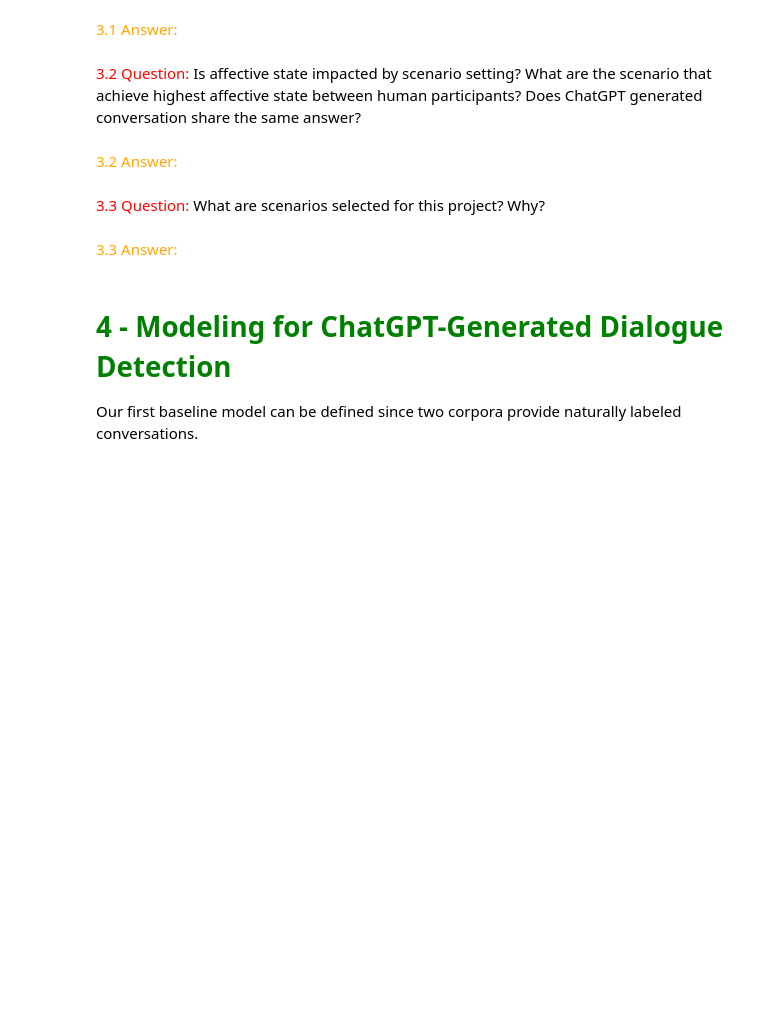
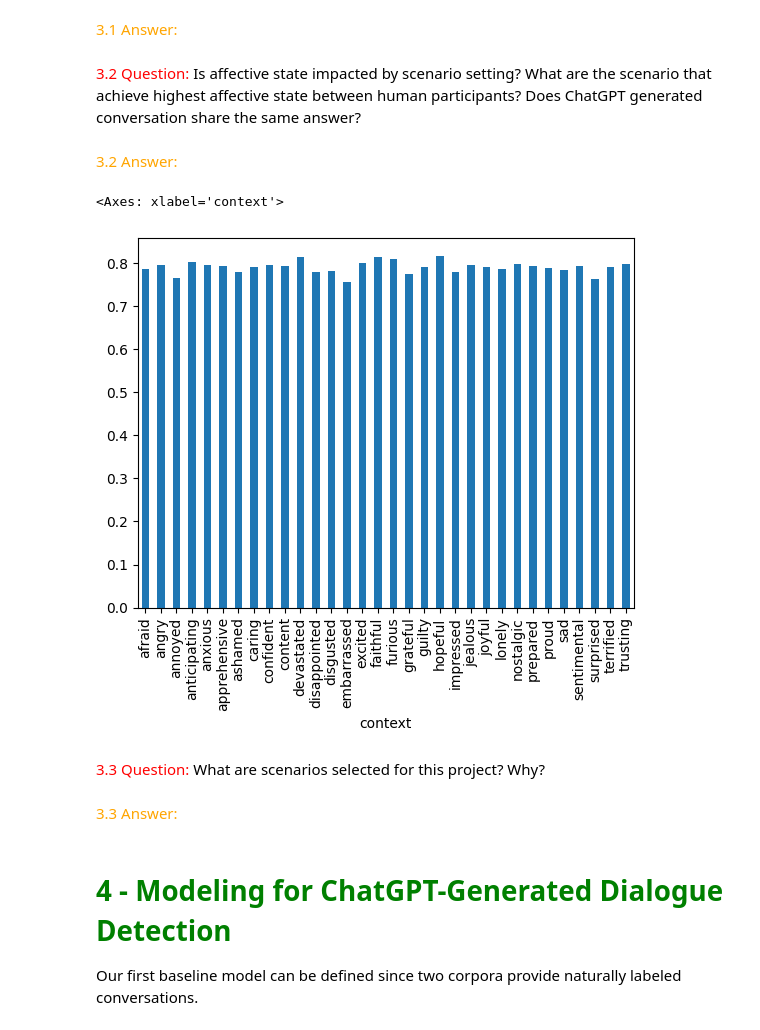
Before and after one commit to telecom-projet-nlp/human-gpt-linguistic-differences, a Jupyter notebook: notebook/Notebook Andrew.ipynb, the cells around one changed output. Cells and saved outputs as stored; diff of their text form; code cells hidden in the pictures; blank space fills up the shorter version.

```diff
--- a/notebook/Notebook Andrew.ipynb
+++ b/notebook/Notebook Andrew.ipynb
@@ -166,3 +203,31 @@ LSM is a linguistic feature related to affect analysis. You can add more as you
 <font color="red">3.0 Question:</font> What is the affect analysis? What are possible scenario/application for affect analysis?
 # %% [markdown]
 <font color="orange">3.0 Answer:</font>
+# %%
+import spacy
+from collections import defaultdict
+import os
+nlp = spacy.load("en_core_web_sm", disable=["parser", "ner", "lemmatizer"])
+
+n_cpus = os.cpu_count()
+print(f"Using {n_cpus} CPU cores")
+
+human_grouped = (
+    dial_human_tot
+    .groupby(["conv_id", "speaker_idx"])["utterance"]
+    .apply(lambda x: " ".join(x))    # concatène toutes les utterances d'un même locuteur
+    .reset_index()
+)
+gpt_grouped = (
+    dial_gpt2
+    .groupby(["conv_id", "speaker_idx"])["processed_split"]
+    .apply(lambda x: " ".join(x))    # concatène toutes les utterances d'un même locuteur
+    .reset_index()
+)
+
+human_docs = list(
+    nlp.pipe(human_grouped["utterance"], batch_size=200, n_process=n_cpus)
+)
+gpt_docs = list(
+    nlp.pipe(gpt_grouped["processed_split"], batch_size=200, n_process=n_cpus)
+)
@@ -182,0 +320,6 @@ LSM is a linguistic feature related to affect analysis. You can add more as you
+# %%
+dial_gpt['LSM'] = gpt_lsm_array
+dial_gpt.groupby("context")["LSM"].mean().plot.bar()
+# %% [output]
+<Axes: xlabel='context'>
+[figure, added]
```
Also changed, not shown: parts of 18 cells of this notebook.
